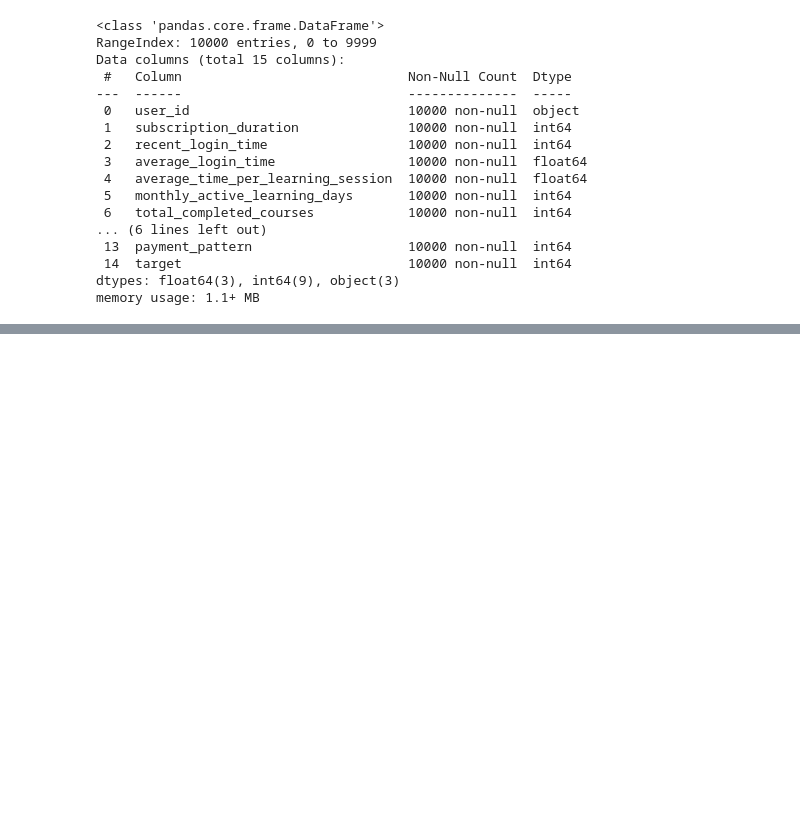
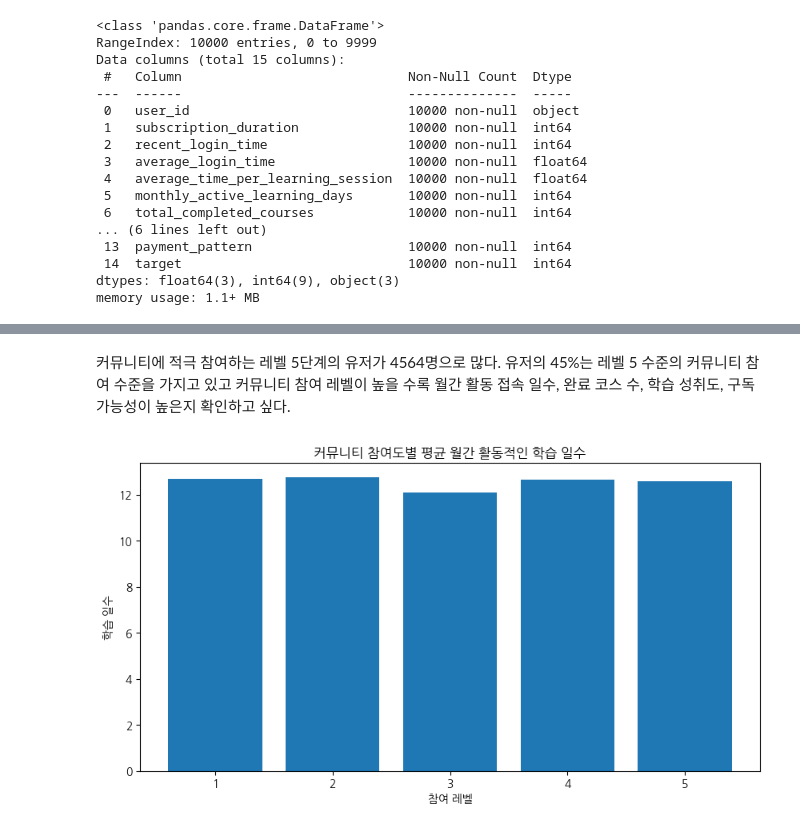
Before and after one commit to Habyeok/wassup2, a Jupyter notebook: data_analysis/DA_Mini_Project.ipynb, the cells around one changed output, grey strips where cells are left out. Saved outputs shown, nothing was run; the diff lists cells and outputs as text; code cells hidden in the pictures; blank space fills up the shorter version.

```diff
--- a/data_analysis/DA_Mini_Project.ipynb
+++ b/data_analysis/DA_Mini_Project.ipynb
@@ -189,0 +178,4 @@ Name: abandoned_learning_sessions, dtype: int64
+# %%
+# 커뮤니티 참여도별 월간 활동적인 학습 일수 평균 구하기
+community_monact = active_data.groupby('community_engagement_level')['monthly_active_learning_days'].mean()
+community_monact
@@ -189,0 +275,27 @@ Name: abandoned_learning_sessions, dtype: int64
+# %% [markdown]
+커뮤니티에 적극 참여하는 레벨 5단계의 유저가 4564명으로 많다. 유저의 45%는 레벨 5 수준의 커뮤니티 참여 수준을 가지고 있고 커뮤니티 참여 레벨이 높을 수록 월간 활동 접속 일수, 완료 코스 수, 학습 성취도, 구독 가능성이 높은지 확인하고 싶다.
+# %%
+# 커뮤니티 참여도별 월간 활동적인 학습 일수 평균 구하기
+
+#그래프 사이즈
+plt.figure(figsize=(10,5))
+
+#그래프 x축 y축
+plt.bar(community_monact.index, community_monact.values)
+
+#그래프 명
+plt.title('커뮤니티 참여도별 평균 월간 활동적인 학습 일수')
+
+#그래프 x축 레이블
+plt.xlabel('참여 레벨')
+
+#그래프 y축 레이블
+plt.ylabel('학습 일수')
+
+#x축 레이블을
+plt.xticks()
+
+#그래프 출력
+plt.show()
+# %% [output]
+[figure, added]
```
Also changed, not shown: parts of 65 cells of this notebook.
